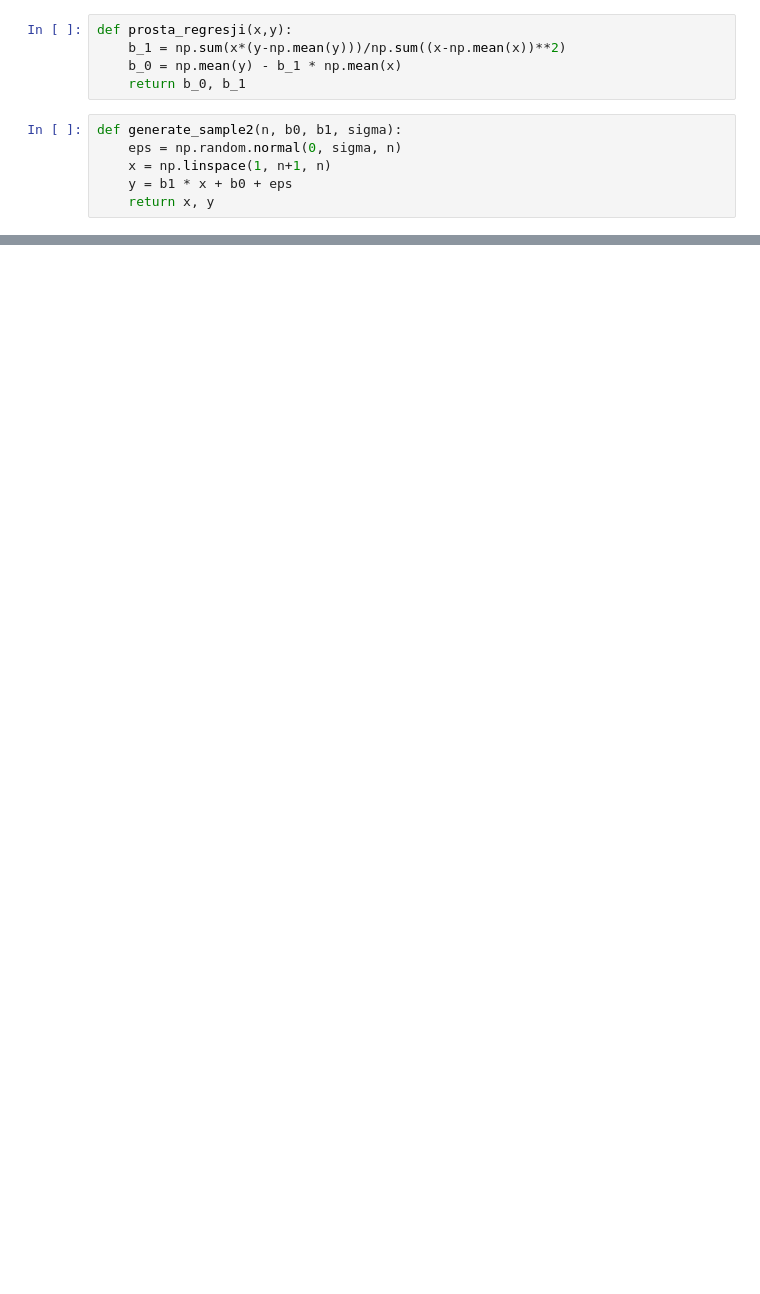
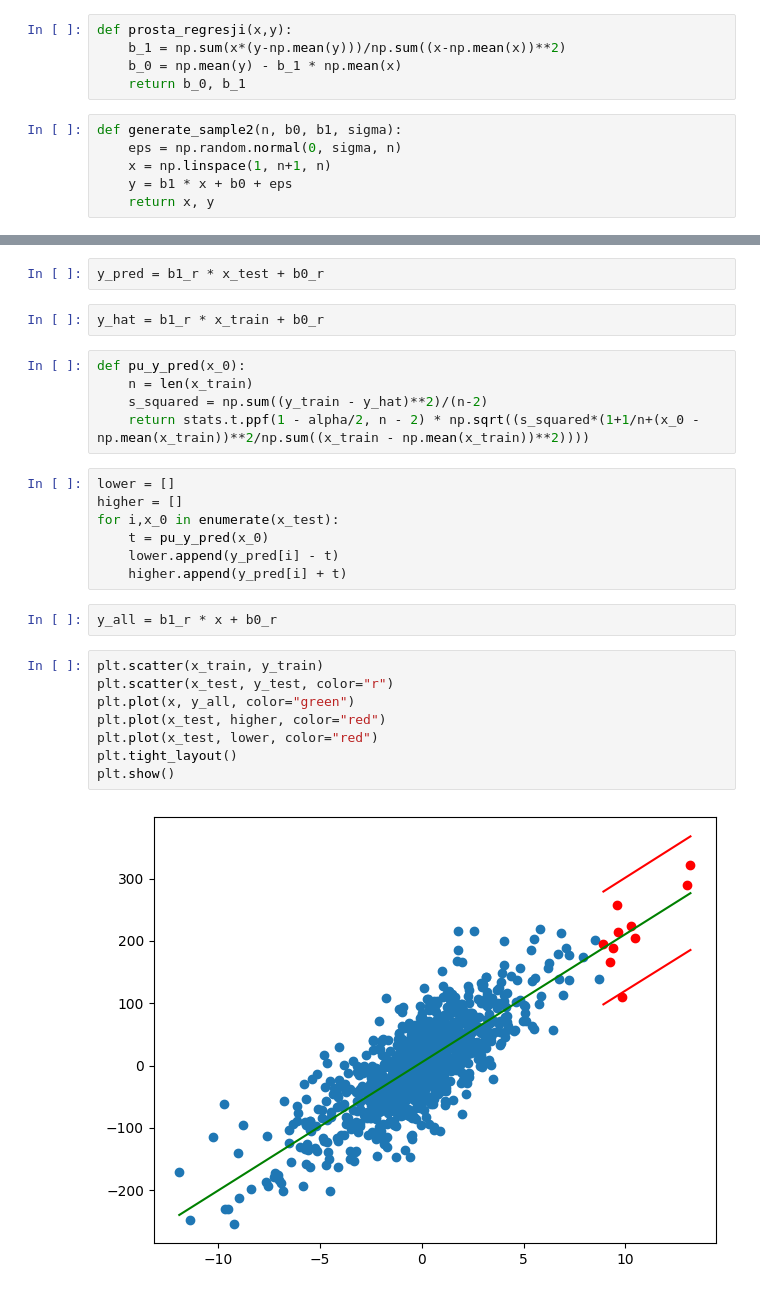
Before and after one commit to rafglo/Computer-Analysis-of-Time-Series, a Jupyter notebook: lista3.ipynb, the cells around one changed output, grey strips where cells are left out. Drawn from its saved outputs; the diff is of its cells as text; blank space fills up the shorter version.

```diff
--- a/lista3.ipynb
+++ b/lista3.ipynb
@@ -248,0 +266,28 @@ b0_r, b1_r = prosta_regresji(x_990_smallest, y_990_smallest)
+# %%
+y_pred = b1_r * x_test + b0_r
+# %%
+y_hat = b1_r * x_train + b0_r
+# %%
+def pu_y_pred(x_0):
+    n = len(x_train)
+    s_squared = np.sum((y_train - y_hat)**2)/(n-2)
+    return stats.t.ppf(1 - alpha/2, n - 2) * np.sqrt((s_squared*(1+1/n+(x_0 - np.mean(x_train))**2/np.sum((x_train - np.mean(x_train))**2))))
+# %%
+lower = []
+higher = []
+for i,x_0 in enumerate(x_test):
+    t = pu_y_pred(x_0)
+    lower.append(y_pred[i] - t)
+    higher.append(y_pred[i] + t)
+# %%
+y_all = b1_r * x + b0_r
+# %%
+plt.scatter(x_train, y_train)
+plt.scatter(x_test, y_test, color="r")
+plt.plot(x, y_all, color="green")
+plt.plot(x_test, higher, color="red")
+plt.plot(x_test, lower, color="red")
+plt.tight_layout()
+plt.show()
+# %% [output]
+[figure, added]
```
Also changed, not shown: parts of 10 cells of this notebook.
